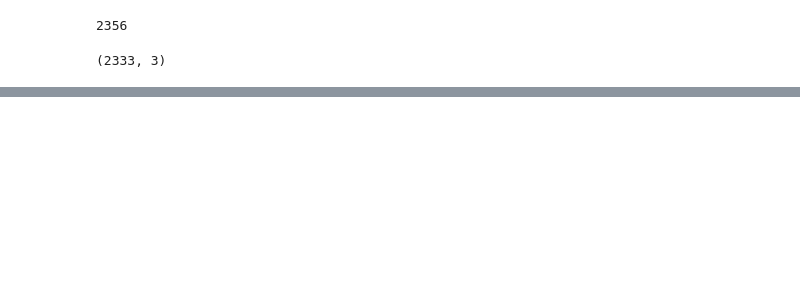
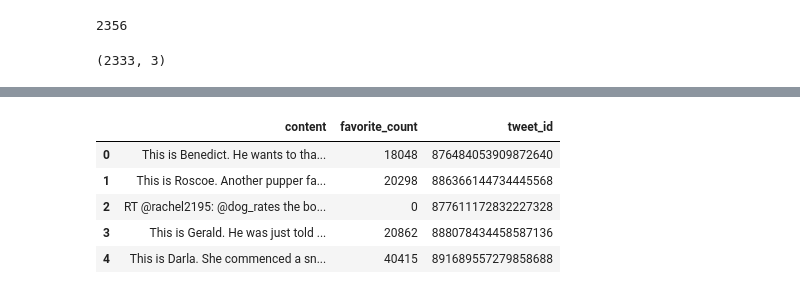
Before and after one commit to yujin-woo/WeRateDogs-twitter-analysis, a Jupyter notebook: wrd-data-wrangling.ipynb, the cells around one changed output, grey strips where cells are left out. Cells and saved outputs as stored; diff of their text form; code cells hidden in the pictures; blank space fills up the shorter version.

```diff
--- a/wrd-data-wrangling.ipynb
+++ b/wrd-data-wrangling.ipynb
@@ -72,0 +117,9 @@ df_tweet_info.shape
+# %%
+df_tweet_info.head()
+# %% [output]
+|  | content | favorite_count | tweet_id |
+| 0 | This is Benedict. He wants to tha... | 18048 | 876484053909872640 |
+| 1 | This is Roscoe. Another pupper fa... | 20298 | 886366144734445568 |
+| 2 | RT @rachel2195: @dog_rates the bo... | 0 | 877611172832227328 |
+| 3 | This is Gerald. He was just told ... | 20862 | 888078434458587136 |
+| 4 | This is Darla. She commenced a sn... | 40415 | 891689557279858688 |
```
Also changed, not shown: parts of 14 cells of this notebook.
